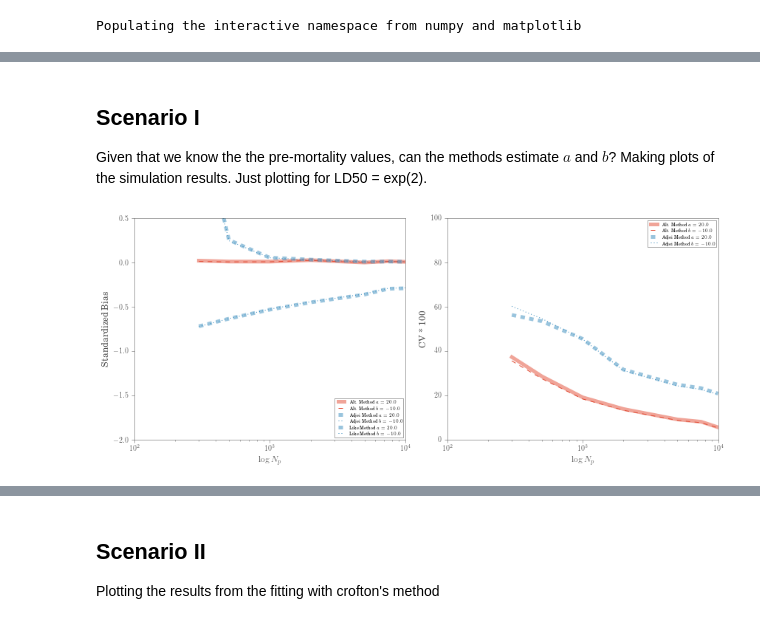
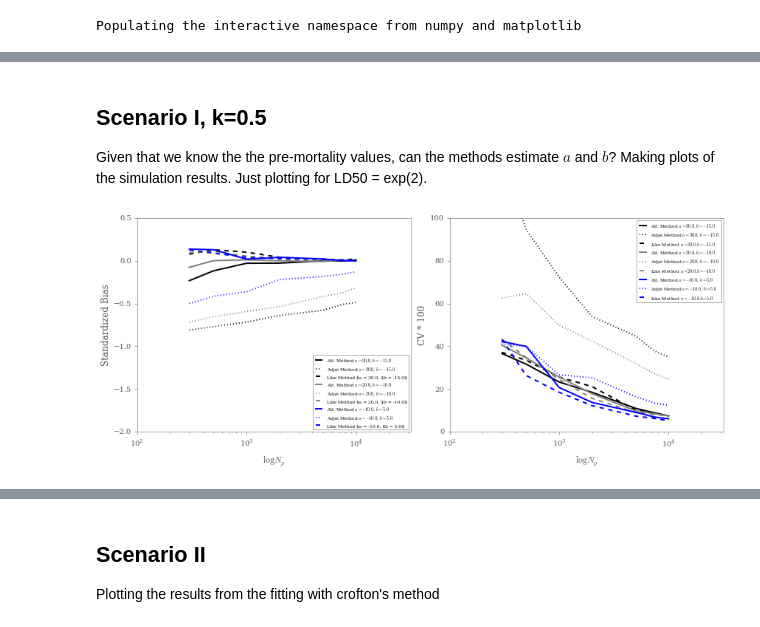
Before and after one commit to mqwilber/parasite_mortality, a Jupyter notebook: code/plotting_results.ipynb, the cells around one changed output, grey strips where cells are left out. Drawn from its saved outputs; the diff is of its cells as text; code cells hidden in the pictures.

```diff
--- a/code/plotting_results.ipynb
+++ b/code/plotting_results.ipynb
@@ -13,7 +13,7 @@ plt.rcParams['axes.edgecolor'] = '#555555'
 plt.rcParams['axes.linewidth'] = 0.5
 plt.rcParams['font.family'] = 'serif'
 #plt.rcParams['font.serif'] = ['Computer Modern Roman']
-plt.rcParams['text.usetex'] = True
+plt.rcParams['text.usetex'] = False
 # %% [output]
 Populating the interactive namespace from numpy and matplotlib
 # %%
@@ -80,0 +204,12 @@ def plot_simulations(sims, a_b_vec, file_name, N_vals, ylims=[(-2, 0.5), (0, 100
+# %%
+# Load in data from LD50 = exp(2): a=20, b=-10
+plot_vals_full_sim = pd.read_pickle("../results/without_crofton_fit_multiple_Np.pkl")
+N_avgs_full_sim = pd.read_pickle("../results/without_crofton_fit_multiple_Np_Navgs.pkl")
+
+# Load in data from LD50 = exp(2): a=10, b=-5
+plot_vals_full_sim2 = pd.read_pickle("../results/without_crofton_fit_multiple_Np2.pkl")
+N_avgs_full_sim2 = pd.read_pickle("../results/without_crofton_fit_multiple_Np_Navgs2.pkl")
+
+# Load in data from LD50 = exp(2): a=30, b=-15
+plot_vals_full_sim3 = pd.read_pickle("../results/without_crofton_fit_multiple_Np3.pkl")
+N_avgs_full_sim3 = pd.read_pickle("../results/without_crofton_fit_multiple_Np_Navgs3.pkl")
@@ -80,0 +240,15 @@ def plot_simulations(sims, a_b_vec, file_name, N_vals, ylims=[(-2, 0.5), (0, 100
+# %%
+# Extract results
+first_sim = cfm.extract_parameters(plot_vals_full_sim, 20, -10)
+second_sim = cfm.extract_parameters(plot_vals_full_sim2, 10, -5)
+third_sim = cfm.extract_parameters(plot_vals_full_sim3, 30, -15)
+
+# Extract results
+first_sim_lowk = cfm.extract_parameters(plot_vals_full_sim_kpoint5, 20, -10)
+second_sim_lowk = cfm.extract_parameters(plot_vals_full_sim_kpoint5_2, 10, -5)
+third_sim_lowk = cfm.extract_parameters(plot_vals_full_sim_kpoint5_3, 30, -15)
+
+# Extract results
+first_sim_lowerk = cfm.extract_parameters(plot_vals_full_sim_kpoint1, 20, -10)
+second_sim_lowerk = cfm.extract_parameters(plot_vals_full_sim_kpoint1_2, 10, -5)
+third_sim_lowerk = cfm.extract_parameters(plot_vals_full_sim_kpoint1_3, 30, -15)
@@ -81,5 +269,5 @@ def plot_simulations(sims, a_b_vec, file_name, N_vals, ylims=[(-2, 0.5), (0, 100
 # %% [markdown]
-## Scenario I
+## Scenario I, k=0.5
 
 Given that we know the the pre-mortality values, can the methods estimate $a$ and $b$?  Making plots of the simulation results.  Just plotting for LD50 = exp(2).
 # %%
@@ -102,6 +290,6 @@ first_sim = cfm.extract_parameters(plot_vals_full_sim, 20, -10)
 # %%
 N_vals = [300, 500, 1000, 2000, 5000, 7500, 10000]
-plot_simulations([first_sim], [(20, -10)],
-                 "no_crof_bias_LD502_temp.png", N_vals, ylim=)
+plot_simulations([third_sim, first_sim, second_sim], [(30, -15), (20, -10), (-10, 5)],
+                 "no_crof_bias_LD502_kpoint5.png", N_vals, ylims=[(-2, 0.5), (0, 100)])
 # %% [output]
-[figure, old version]
+[figure, new version]
```
Also changed, not shown: parts of 18 cells of this notebook, 45 other files.
